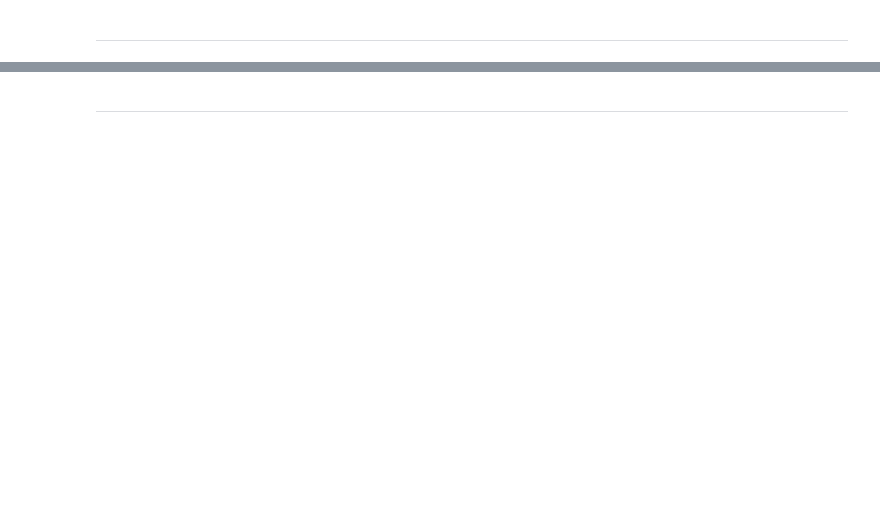
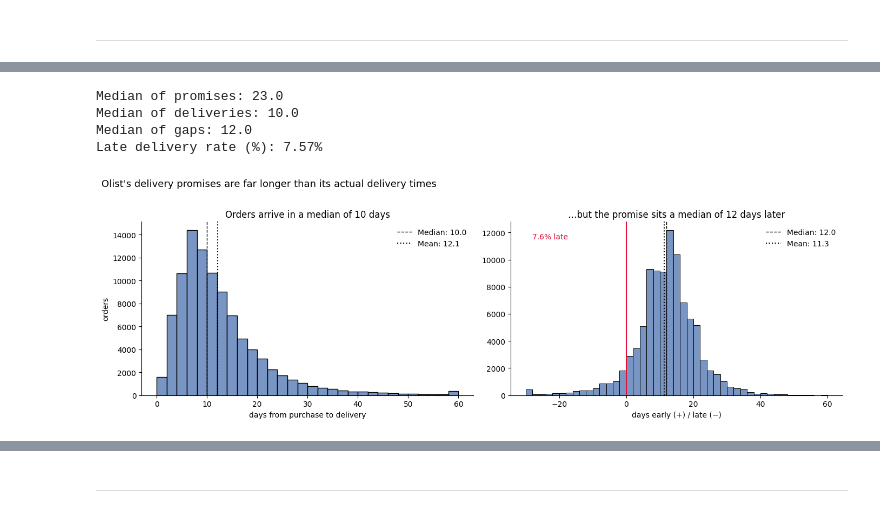
Before and after one commit to doniyor117/olist-marketplace-analysis, a Jupyter notebook: 01-delivery-estimates/analysis.ipynb, the cells around one changed output, grey strips where cells are left out. Drawn from its saved outputs; the diff is of its cells as text; code cells hidden in the pictures; blank space fills up the shorter version.

```diff
--- a/01-delivery-estimates/analysis.ipynb
+++ b/01-delivery-estimates/analysis.ipynb
@@ -435,0 +453,5 @@ items_agg.head()
+# %%
+orders_agg['estimated_delivery_days'] = (
+    orders_agg['order_estimated_delivery_date'] -
+    orders_agg['order_purchase_timestamp']
+    ).dt.days
@@ -564,0 +513,54 @@ Here we can see static numbers are not used for per state or city, so assuming s
+# %%
+print("Median of promises:", orders_agg.estimated_delivery_days.median())
+print("Median of deliveries:", orders_agg.delivered_in_days.median())
+print("Median of gaps:", (orders_agg.estimated_delivery_days - orders_agg.delivered_in_days).median())
+print(f"Late delivery rate (%): {(orders_agg['delivery_buffer_days'] < 0).mean() * 100:.2f}%")
+# %% [output]
+Median of promises: 23.0
+Median of deliveries: 10.0
+Median of gaps: 12.0
+Late delivery rate (%): 7.57%
+# %%
+fig, axes = plt.subplots(1, 2, figsize=(14, 4.5))
+
+med_actual = orders_agg.delivered_in_days.median()
+mean_actual = orders_agg.delivered_in_days.mean()
+
+med_buffer = orders_agg.delivery_buffer_days.median()
+mean_buffer = orders_agg.delivery_buffer_days.mean()
+
+late = (orders_agg.delivery_buffer_days < 0).mean() * 100
+
+# Left Plot: Actual Delivery Time
+sns.histplot(orders_agg.delivered_in_days.clip(upper=60),
+             bins=range(0, 62, 2), ax=axes[0], color="#4c72b0")
+axes[0].axvline(med_actual, color="black", ls="--", lw=1, label=f"Median: {med_actual:.1f}")
+axes[0].axvline(mean_actual, color="black", ls=":", lw=1.5, label=f"Mean: {mean_actual:.1f}")
+axes[0].set(title=f"Orders arrive in a median of {med_actual:.0f} days",
+            xlabel="days from purchase to delivery", ylabel="orders")
+axes[0].legend(frameon=False)
+
+# Right Plot: Delivery Buffer (Early/Late)
+sns.histplot(orders_agg.delivery_buffer_days.clip(-30, 60),
+             bins=range(-30, 62, 2), ax=axes[1], color="#4c72b0")
+axes[1].axvline(0, color="crimson", lw=1.5)
+axes[1].axvline(med_buffer, color="black", ls="--", lw=1, label=f"Median: {med_buffer:.1f}")
+axes[1].axvline(mean_buffer, color="black", ls=":", lw=1.5, label=f"Mean: {mean_buffer:.1f}")
+axes[1].set(title=f"…but the promise sits a median of {med_buffer:.0f} days later",
+            xlabel="days early (+) / late (−)", ylabel="")
+axes[1].text(-28, axes[1].get_ylim()[1]*0.9, f"{late:.1f}% late",
+             color="crimson", fontsize=10)
+axes[1].legend(frameon=False)
+
+for ax in axes:
+    sns.despine(ax=ax)
+
+fig.suptitle("Olist's delivery promises are far longer than its actual delivery times",
+             fontsize=13, y=1.02, ha="left", x=0.01)
+
+plt.tight_layout()
+fig.savefig(os.path.join(FIGURES_DIR, "observed_vs_estimated_delivery_time_histplot.png"),
+            dpi=200, bbox_inches='tight')
+plt.show()
+# %% [output]
+[figure, added]
```
Also changed, not shown: parts of 118 cells of this notebook.
